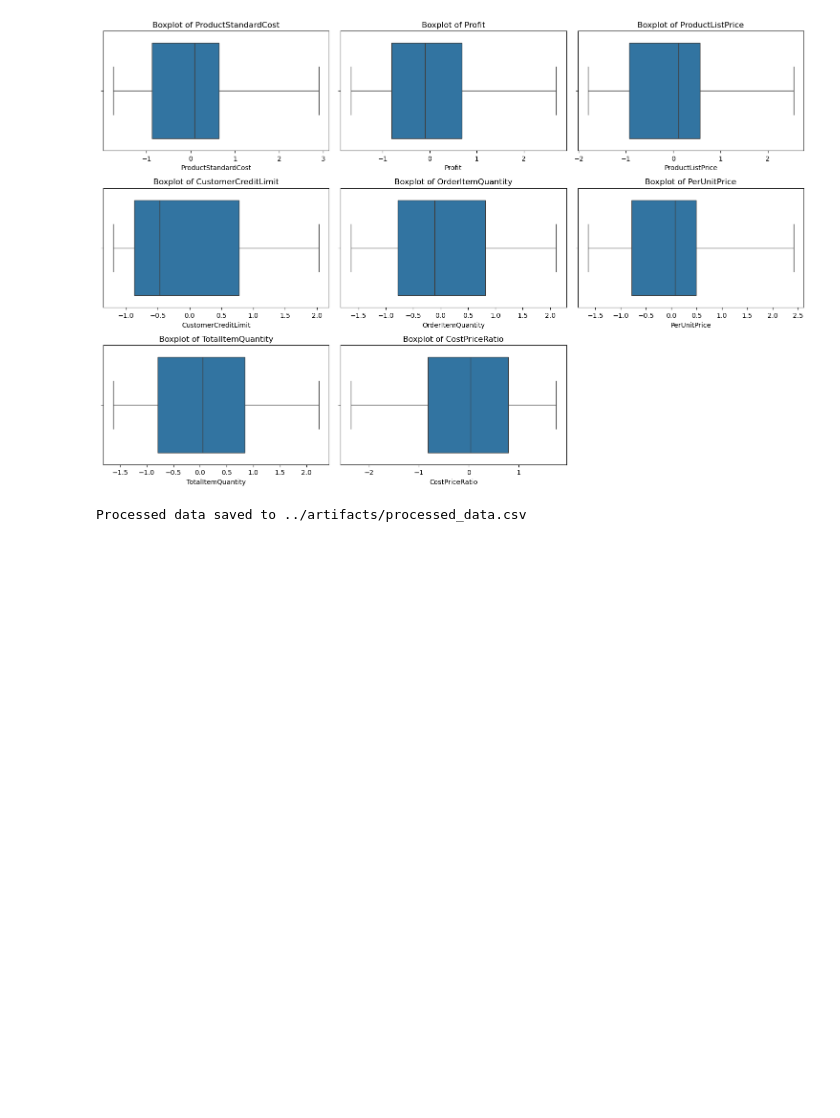
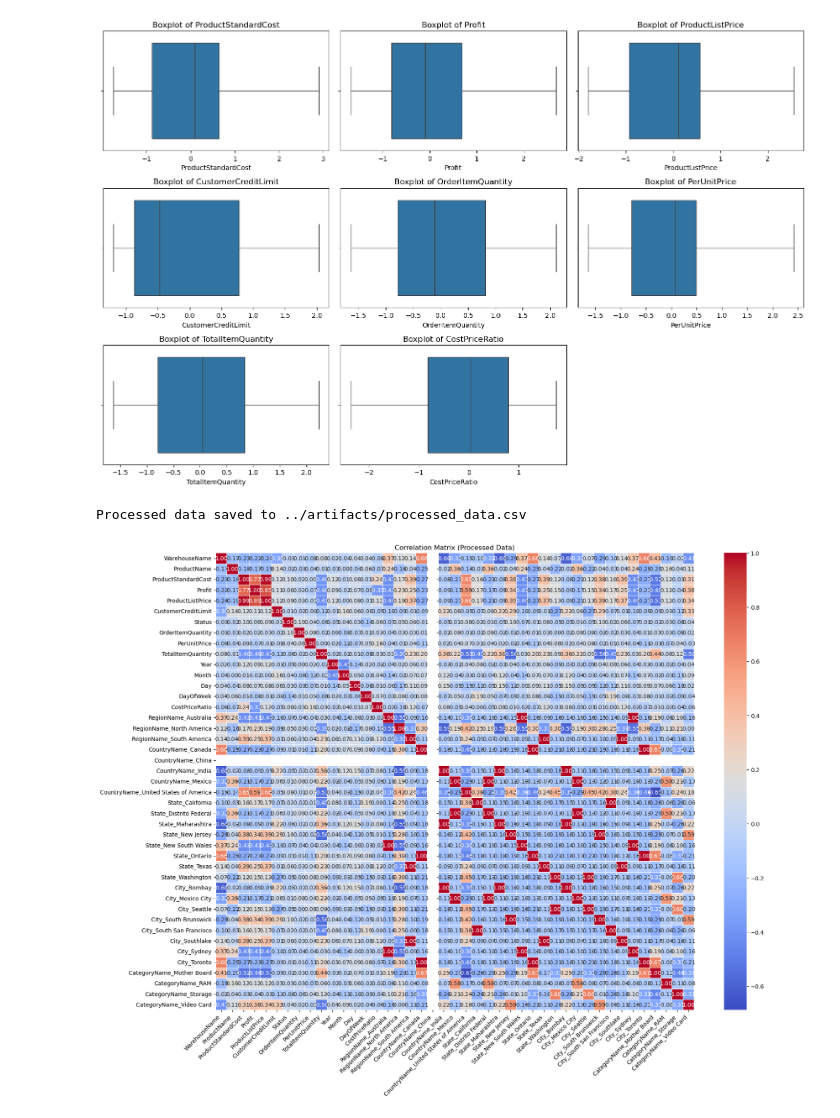
Before and after one commit to KCSchmutz/MLG382_CYO_PROJ_GroupX, a Jupyter notebook: notebooks/MLG382_CYO_PROJ_GroupX.ipynb, the cells around one changed output. Cells and saved outputs as stored; diff of their text form; code cells hidden in the pictures; blank space fills up the shorter version.

```diff
--- a/notebooks/MLG382_CYO_PROJ_GroupX.ipynb
+++ b/notebooks/MLG382_CYO_PROJ_GroupX.ipynb
@@ -160,3 +160,19 @@ df.to_csv('../artifacts/processed_data.csv', index=False)
 print("Processed data saved to ../artifacts/processed_data.csv")
 # %% [output]
 Processed data saved to ../artifacts/processed_data.csv
+# %%
+# Computes correlation matrix
+correlation_matrix = df.corr(numeric_only=True)
+
+# Plot with larger figure and rotated labels
+plt.figure(figsize=(18, 14))  # Wider and taller
+sns.heatmap(correlation_matrix, annot=True, cmap="coolwarm", fmt=".2f", linewidths=0.5)
+
+# Make axis labels readable
+plt.xticks(rotation=45, ha='right')
+plt.yticks(rotation=0)
+plt.title("Correlation Matrix (Processed Data)")
+plt.tight_layout()
+plt.show()
+# %% [output]
+[figure, added]
```
Also changed, not shown: 7 other files.
